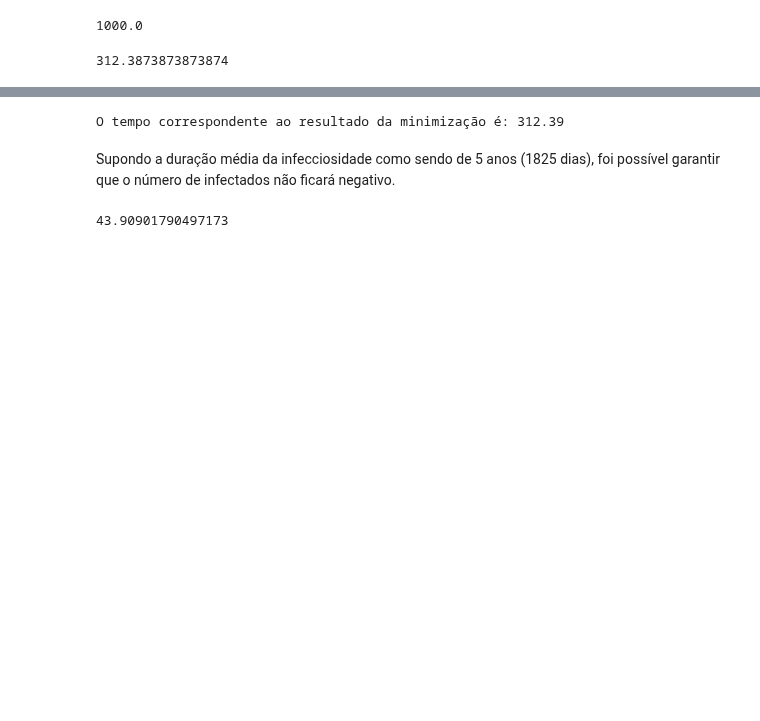
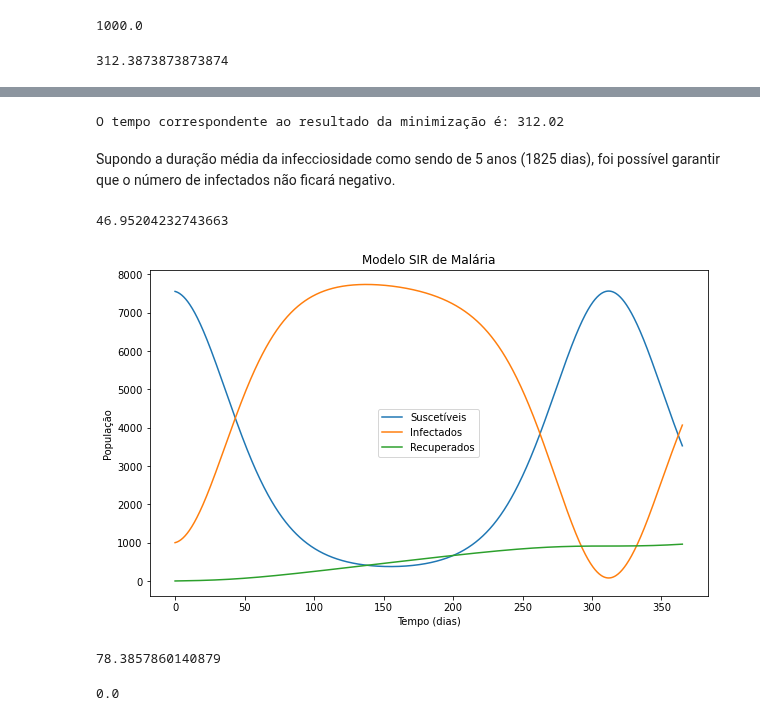
Before and after one commit to RaphaLevy/TCC, a Jupyter notebook: Discussão/Testa_Infectados_Humanos.ipynb, the cells around one changed output, grey strips where cells are left out. Saved outputs shown, nothing was run; the diff lists cells and outputs as text; code cells hidden in the pictures; blank space fills up the shorter version.

```diff
--- a/Discussão/Testa_Infectados_Humanos.ipynb
+++ b/Discussão/Testa_Infectados_Humanos.ipynb
@@ -98,10 +98,10 @@ T1=27.4
 T2=0.025
 omega1=0.02
 phi1=1.53
-R1=146.9
-R2=0.033
-omega2=0.02
-phi2=1.99
+R1= 250.083 #146.9
+R2= 0.565
+omega2= 0.018
+phi2=1.5
 
 B_E=200
 p_ME=0.9
@@ -124,7 +124,7 @@ tau_H=10
 DD=105
 Tmin=14.5
 gamma= 1/1095 #1/365
-R_L = 200
+R_L = 300
 N=8558
 M= 300000 #100000
 E_M0=50000 # None
@@ -359,10 +359,45 @@ tempo_minimiza = sol.t[indice_tempo_minimiza]
 
 print(f"O tempo correspondente ao resultado da minimização é: {tempo_minimiza:.2f}")
 # %% [output]
-O tempo correspondente ao resultado da minimização é: 312.39
+O tempo correspondente ao resultado da minimização é: 312.02
 # %% [markdown]
 Supondo a duração média da infecciosidade como sendo de 5 anos (1825 dias), foi possível garantir que o número de infectados não ficará negativo.
 # %%
 min(I_H)
 # %% [output]
-43.90901790497173
+46.95204232743663
+# %%
+args = (T1, T2, omega1, phi1, R1, R2, omega2, phi2,
+                   B_E, p_ME, p_ML, p_MP, tau_E, tau_P, c1, c2,
+                   40, b1, A, B, C, b2, tau_H, DD, Tmin, 1/1825, R_L,
+                   N, M, E_M0, I_H0)
+
+t_eval = np.linspace(0, 365, 1000)  # Avalia a solução em 1000 pontos entre 0 e 365
+sol = solve_ivp(model, [0, 365], [S_H0, I_H0, 0, S_M0, E_M0, 0], args=args, dense_output=True, t_eval=t_eval, method="DOP853")
+#sol
+# %%
+times = sol.t
+S_H, I_H, R_H, S_M, E_M, I_M = sol.y
+
+plt.figure(figsize=(10, 6))
+plt.plot(times, S_H, label='Suscetíveis')
+plt.plot(times, I_H, label='Infectados')
+plt.plot(times, R_H, label='Recuperados')
+
+plt.xlabel('Tempo (dias)')
+plt.ylabel('População')
+plt.title('Modelo SIR de Malária')
+
+plt.legend()
+
+plt.show()
+# %% [output]
+[figure, added]
+# %%
+min(I_H)
+# %% [output]
+78.3857860140879
+# %%
+min(R_H)
+# %% [output]
+0.0
```
Also changed, not shown: parts of 24 cells of this notebook.
